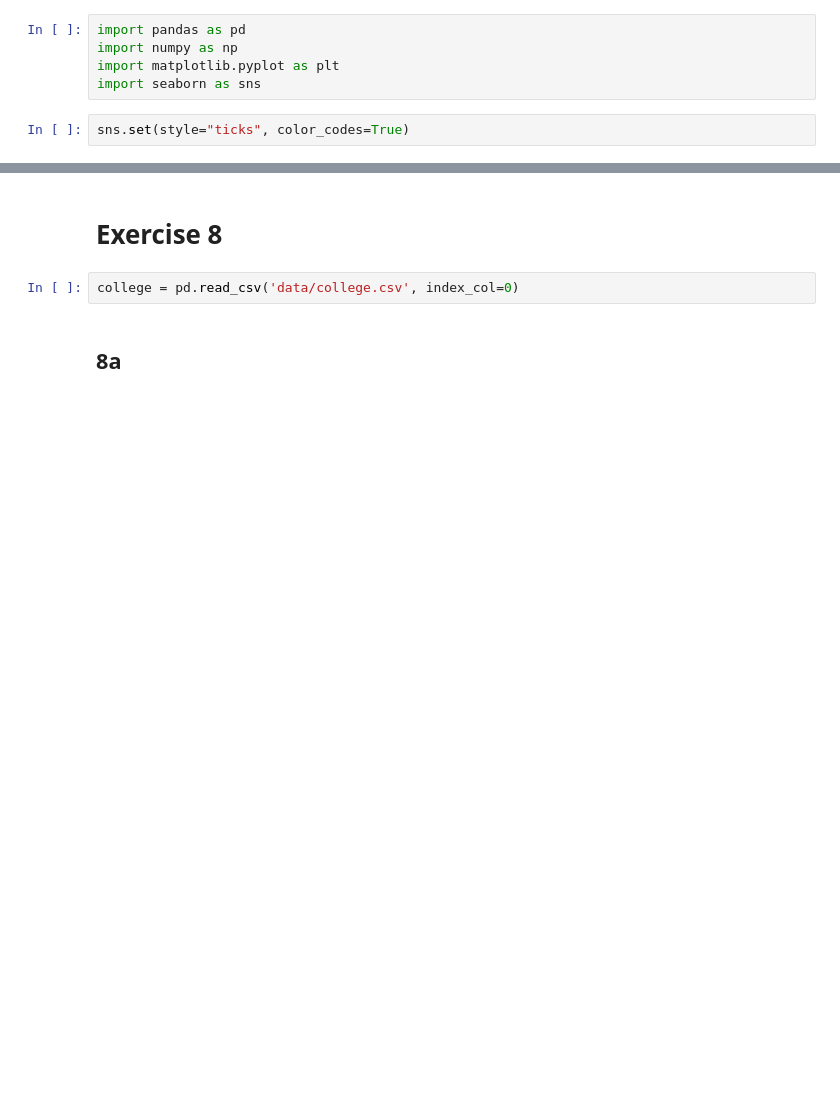
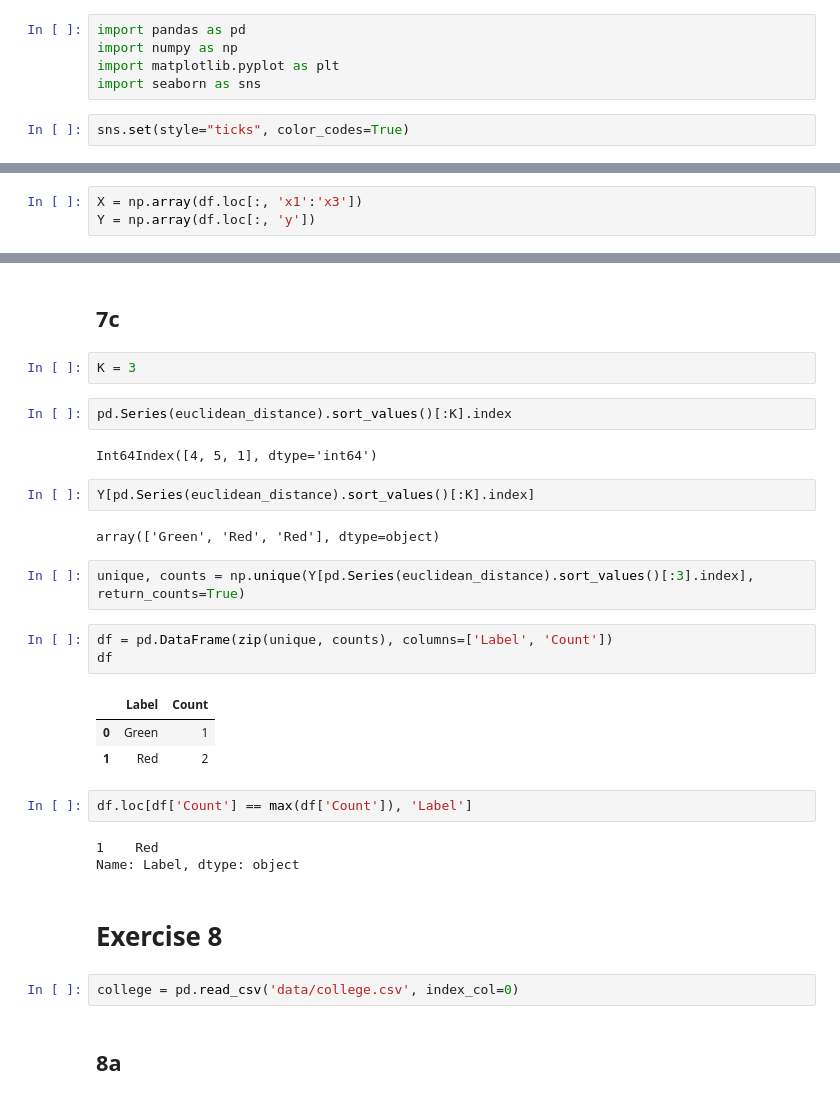
Before and after one commit to Brinkhuis/ISLR, a Jupyter notebook: chapter_02.ipynb, the cells around one changed output, grey strips where cells are left out. Saved outputs shown, nothing was run; the diff lists cells and outputs as text; blank space fills up the shorter version.

```diff
--- a/chapter_02.ipynb
+++ b/chapter_02.ipynb
@@ -7,0 +27,3 @@ sns.set(style="ticks", color_codes=True)
+# %%
+X = np.array(df.loc[:, 'x1':'x3'])
+Y = np.array(df.loc[:, 'y'])
@@ -8,3 +56,29 @@ sns.set(style="ticks", color_codes=True)
+# %% [markdown]
+## 7c
+# %%
+K = 3
+# %%
+pd.Series(euclidean_distance).sort_values()[:K].index
+# %% [output]
+Int64Index([4, 5, 1], dtype='int64')
+# %%
+Y[pd.Series(euclidean_distance).sort_values()[:K].index]
+# %% [output]
+array(['Green', 'Red', 'Red'], dtype=object)
+# %%
+unique, counts = np.unique(Y[pd.Series(euclidean_distance).sort_values()[:3].index], return_counts=True)
+# %%
+df = pd.DataFrame(zip(unique, counts), columns=['Label', 'Count'])
+df
+# %% [output]
+|  | Label | Count |
+| 0 | Green | 1 |
+| 1 | Red | 2 |
+# %%
+df.loc[df['Count'] == max(df['Count']), 'Label']
+# %% [output]
+1    Red
+Name: Label, dtype: object
 # %% [markdown]
 # Exercise 8
 # %%
```
Also changed, not shown: parts of 8 cells of this notebook.
